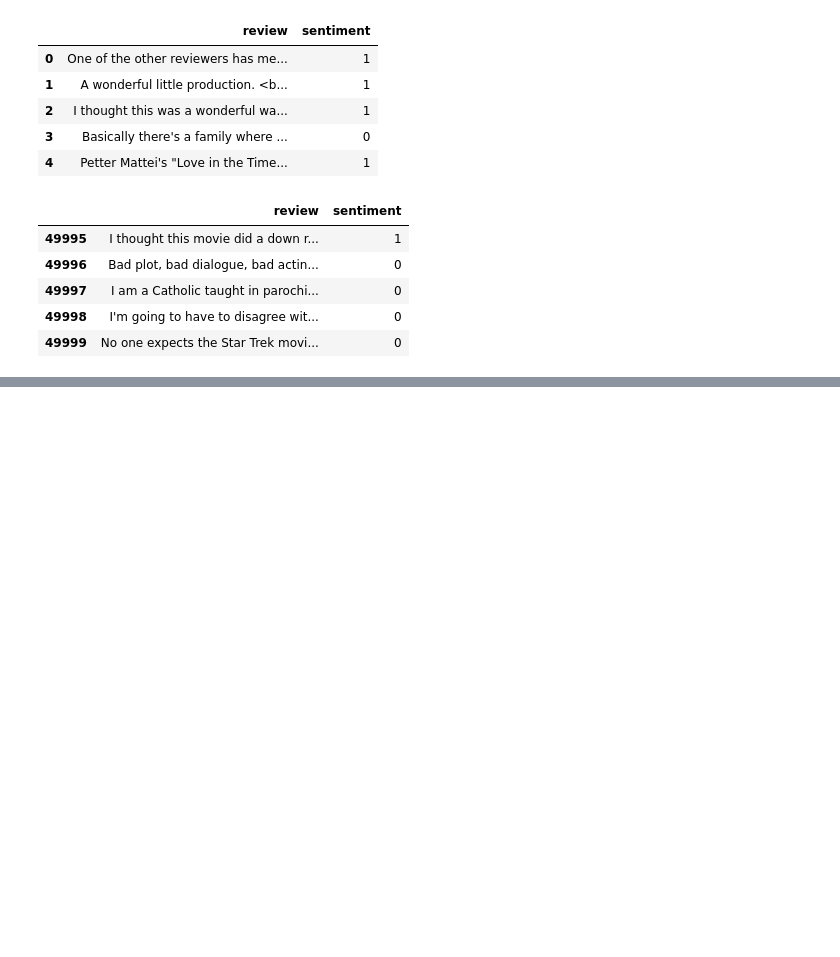
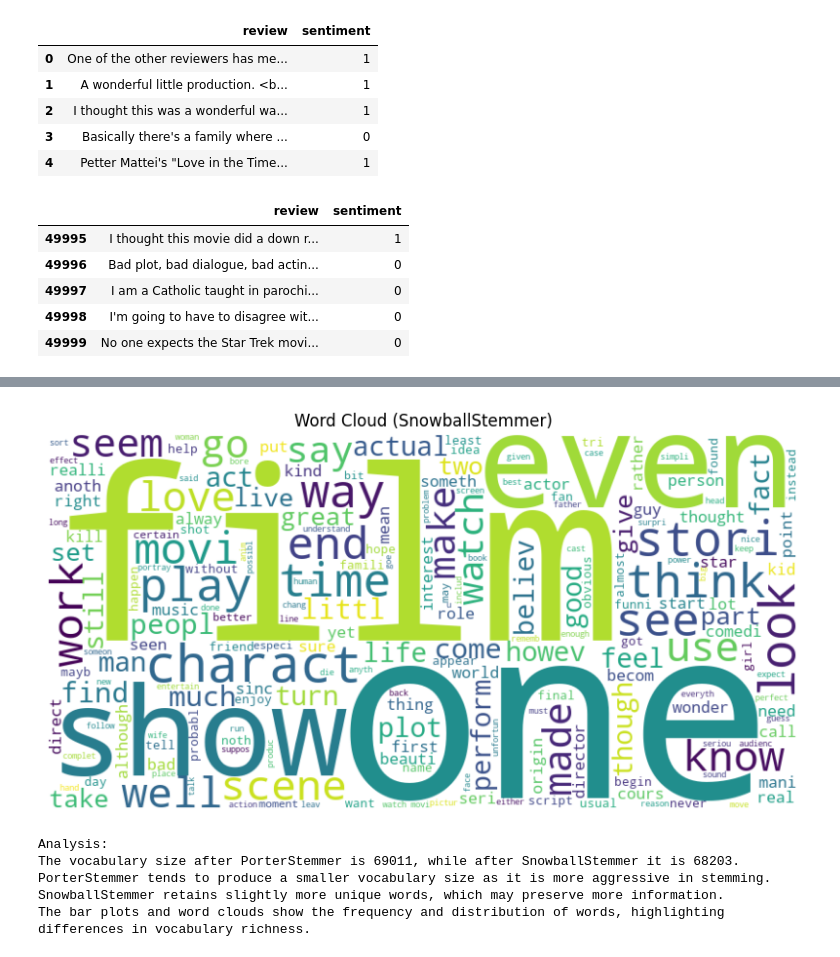
Before and after one commit to AmanDeepSinghH2/ML-Models, a Jupyter notebook: NLP/IMDB Stemming.ipynb, the cells around one changed output, grey strips where cells are left out. Cells and saved outputs as stored; diff of their text form; code cells hidden in the pictures; blank space fills up the shorter version.

```diff
--- a/NLP/IMDB Stemming.ipynb
+++ b/NLP/IMDB Stemming.ipynb
@@ -94,0 +144,22 @@ corpus
+# %%
+scorpus_wordcloud = WordCloud(width=800, height=400, background_color='white').generate(' '.join(scorpus))
+# %%
+plt.figure(figsize=(10, 5))
+plt.imshow(scorpus_wordcloud, interpolation='bilinear')
+plt.axis('off')
+plt.title('Word Cloud (SnowballStemmer)')
+plt.show()
+# %% [output]
+[figure, added]
+# %%
+print("Analysis:")
+print(f"The vocabulary size after PorterStemmer is {corpus_vocab_size}, while after SnowballStemmer it is {scorpus_vocab_size}.")
+print("PorterStemmer tends to produce a smaller vocabulary size as it is more aggressive in stemming.")
+print("SnowballStemmer retains slightly more unique words, which may preserve more information.")
+print("The bar plots and word clouds show the frequency and distribution of words, highlighting differences in vocabulary richness.")
+# %% [output]
+Analysis:
+The vocabulary size after PorterStemmer is 69011, while after SnowballStemmer it is 68203.
+PorterStemmer tends to produce a smaller vocabulary size as it is more aggressive in stemming.
+SnowballStemmer retains slightly more unique words, which may preserve more information.
+The bar plots and word clouds show the frequency and distribution of words, highlighting differences in vocabulary richness.
```
Also changed, not shown: parts of 11 cells of this notebook, 1 other file.
